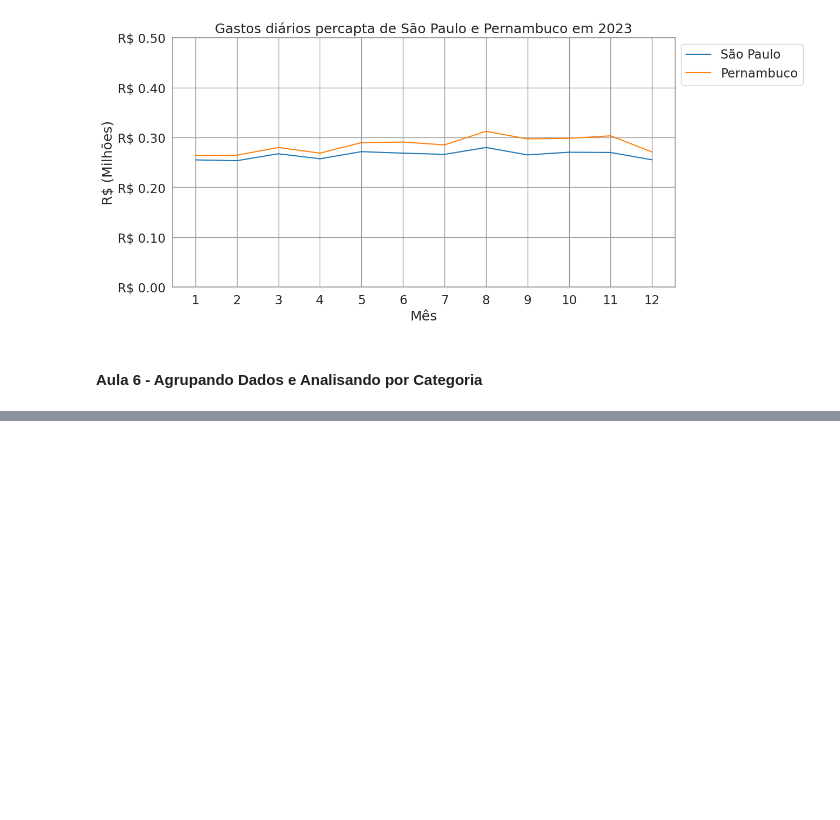
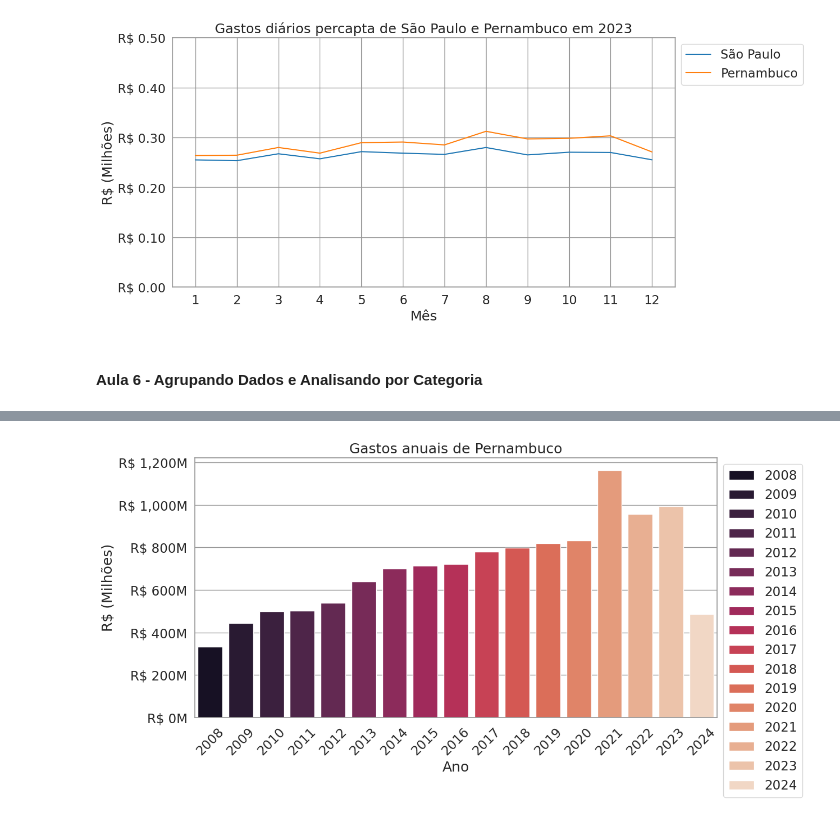
Before and after one commit to janainacazuza/Data-Analytics-FIAP-Pos-Thech, a Jupyter notebook: fase_01/notebooks/exploration/03_ibge.ipynb, the cells around one changed output, grey strips where cells are left out. Saved outputs shown, nothing was run; the diff lists cells and outputs as text; code cells hidden in the pictures; blank space fills up the shorter version.

```diff
--- a/fase_01/notebooks/exploration/03_ibge.ipynb
+++ b/fase_01/notebooks/exploration/03_ibge.ipynb
@@ -871,3 +871,6 @@ plt.show()
 [figure]
 # %% [markdown]
 #### Aula 6 - Agrupando Dados e Analisando por Categoria
+# %%
+mensal_meu_estado = mensal_aberto.query('uf == "Pernambuco"')
+mensal_meu_estado.head()
@@ -873,0 +894,4 @@ plt.show()
+# %%
+# agrupando os gastos mensais por ano
+gastos_ano = mensal_meu_estado.groupby('ano').sum(['gasto', 'gasto_diario'])
+gastos_ano.head()
@@ -873,0 +906,18 @@ plt.show()
+# %%
+#plotando o grafico de gastos anuais de Pernambuco por ano
+paleta = sns.color_palette('rocket', n_colors=17)
+
+plt.figure(figsize=(12, 6))
+sns.barplot(data=gastos_ano, x=gastos_ano.index, y='gasto', palette= paleta, hue=gastos_ano.index)
+plt.ylabel('R$ (Milhões)')
+plt.xlabel('Ano')
+plt.title('Gastos anuais de Pernambuco')
+sns.set_context('notebook', font_scale=1.5)
+sns.set_style('whitegrid', {'axes.edgecolor': '.6', 'grid.color': '.6'})
+plt.gca().yaxis.set_major_formatter(ticker.FuncFormatter(lambda x, _: f'R$ {x/1000000:,.0f}M'))
+plt.legend(loc='upper left', ncol=1, bbox_to_anchor=(1, 1))
+plt.xticks(rotation=45)
+
+plt.show()
+# %% [output]
+[figure, added]
```
Also changed, not shown: parts of 22 cells of this notebook.
